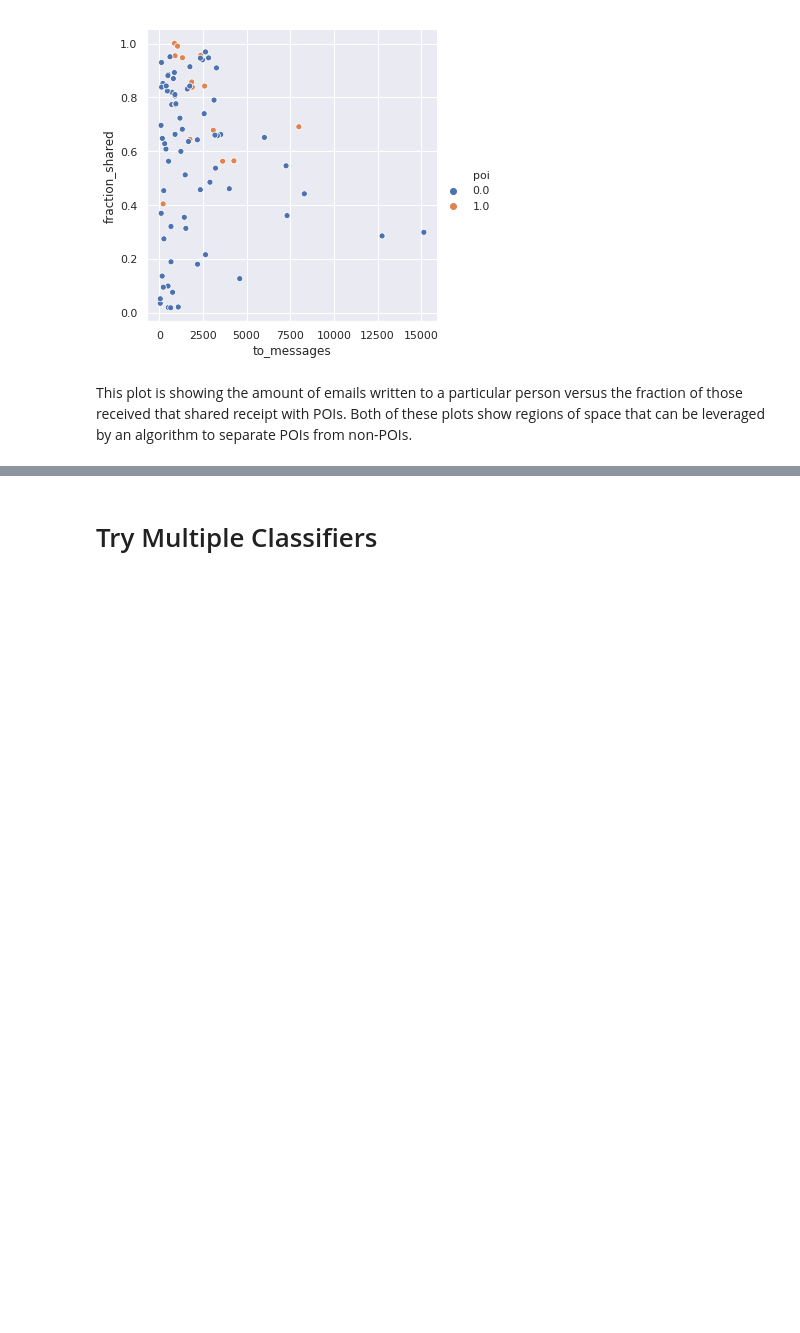
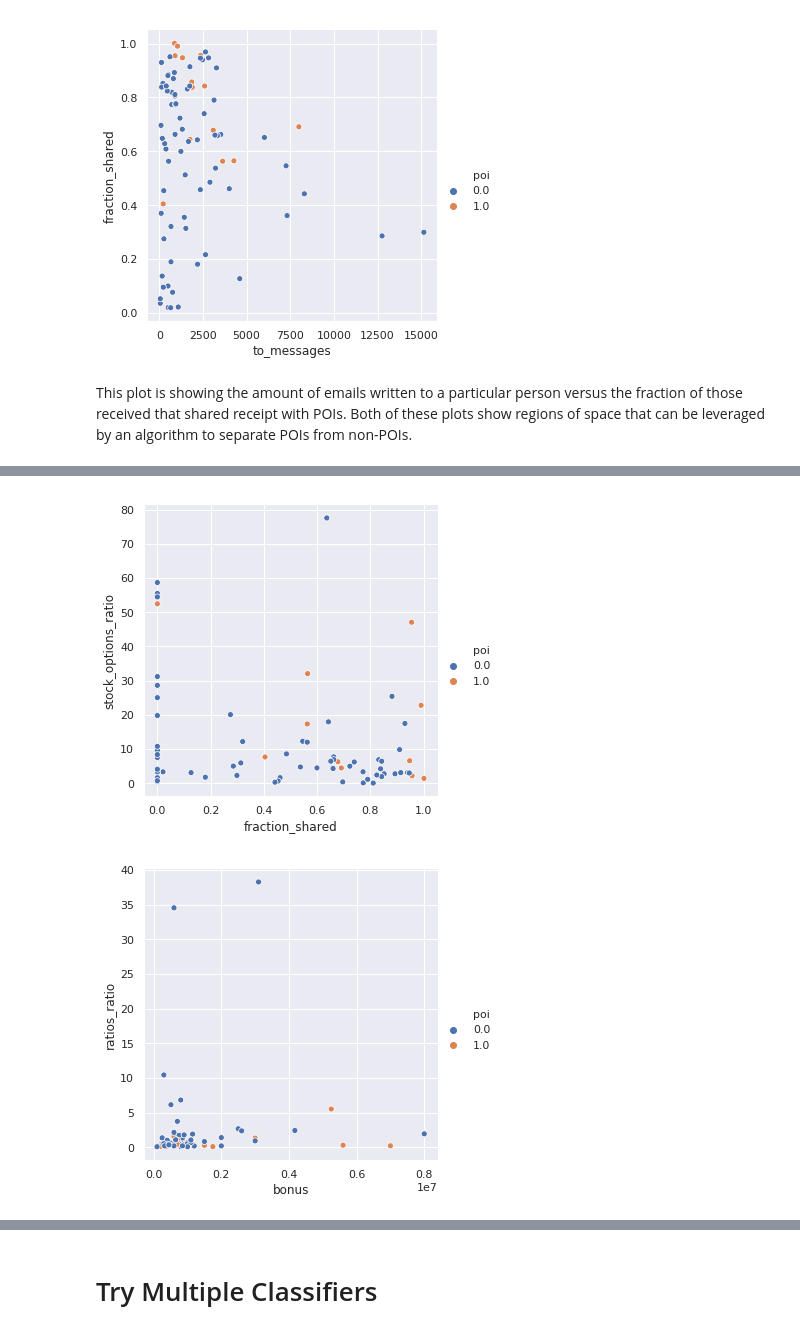
Before and after one commit to bmarshallk/ud120-projects, a Jupyter notebook: final_project/poi_id.ipynb, the cells around one changed output, grey strips where cells are left out. Drawn from its saved outputs; the diff is of its cells as text; code cells hidden in the pictures; blank space fills up the shorter version.

```diff
--- a/final_project/poi_id.ipynb
+++ b/final_project/poi_id.ipynb
@@ -906,7 +912,22 @@ I'll need to pick which operand to use to combine these features. I wouldn't wan
-# %%
-for key in data_dict:
-    bonus = float(data_dict[key]['bonus'])
-    fraction_shared = data_dict[key]['fraction_shared']
-    if bonus != 'NaN' and fraction_shared != 'NaN':
-        black_market = bonus * fraction_shared
-        data_dict[key]['black_market'] = black_market
+# %%
+for key in data_dict:
+    salary = float(data_dict[key]['salary'])
+    bonus = float(data_dict[key]['bonus'])
+    fraction_shared = data_dict[key]['fraction_shared']
+    exercised_stock_options = float(data_dict[key]['exercised_stock_options'])
+    if salary != 'NaN' and bonus != 'NaN':
+        bonus_ratio = bonus / salary
+        black_market = bonus_ratio * fraction_shared
+        data_dict[key]['bonus_ratio'] = bonus_ratio
+        data_dict[key]['black_market'] = black_market
+    if salary != 'NaN' and exercised_stock_options != 'NaN':
+        stock_options_ratio = exercised_stock_options / salary
+        data_dict[key]['stock_options_ratio'] = stock_options_ratio
+    # adding in the ratio of bonus-ratio to stock-options-ratio:
+    data_dict[key]['ratios_ratio'] = bonus_ratio / stock_options_ratio
+
+SeabornScatter('fraction_shared', 'stock_options_ratio')
+SeabornScatter('bonus', 'ratios_ratio')
+# %% [output]
+[figure, added]
+[figure, added]
```
Also changed, not shown: parts of 2 cells of this notebook.
